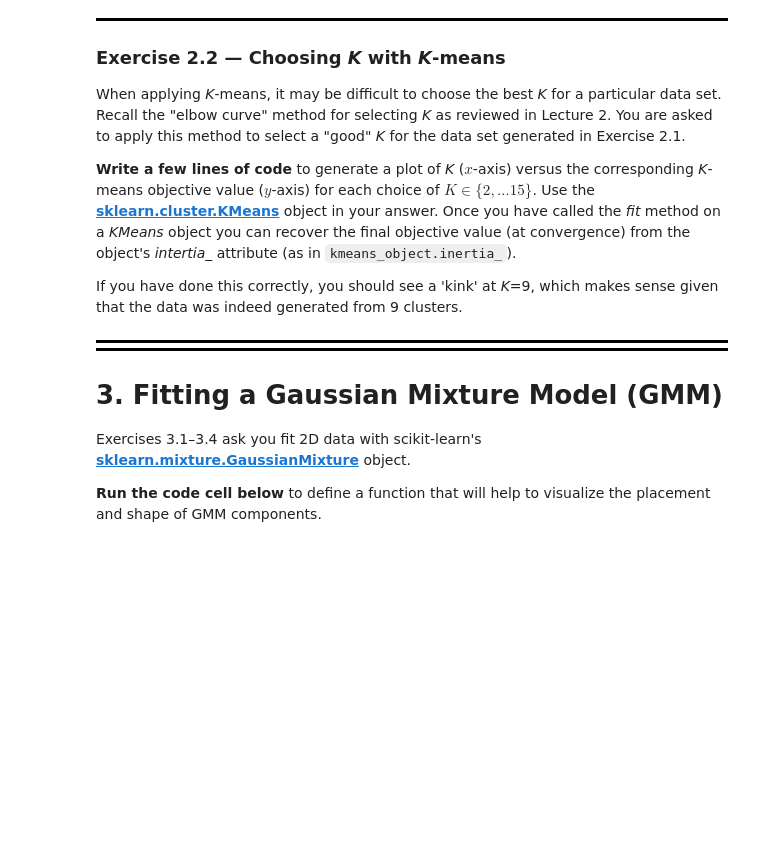
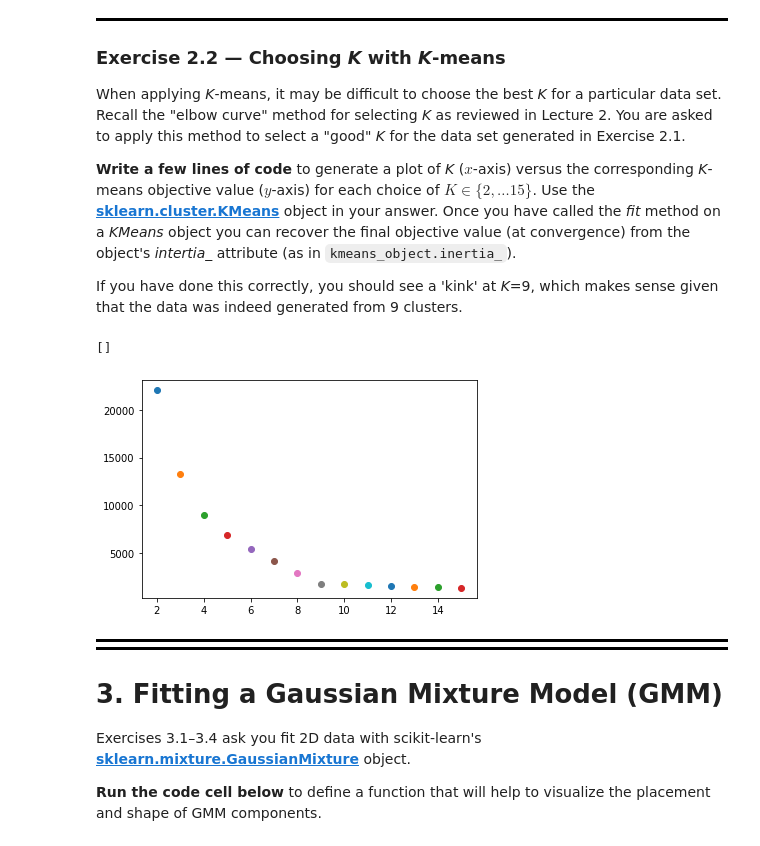
Before and after one commit to m-triassi/ml-exercises, a Jupyter notebook: Lab 3/lab3-exercises.ipynb, the cells around one changed output. Drawn from its saved outputs; the diff is of its cells as text; code cells hidden in the pictures; blank space fills up the shorter version.

```diff
--- a/Lab 3/lab3-exercises.ipynb
+++ b/Lab 3/lab3-exercises.ipynb
@@ -252,0 +298,4 @@ np.random.seed(0)
+# %%
+np.random.seed(0)
+seedx, seedy = np.meshgrid(np.linspace(-5, 5, 3), np.linspace(-5, 5, 3))
+X, c = sample_gmm(np.column_stack((seedx.flatten(), seedy.flatten())), N=1000)
@@ -274,6 +327,13 @@ When applying *K*-means, it may be difficult to choose the best *K* for a partic
 If you have done this correctly, you should see a 'kink' at *K*=9, which makes sense given that the data was indeed generated from 9 clusters.
 # %%
 # Your code here. Aim for 2-4 lines of code plus a few lines for plotting.
+for i in range(2,16):
+    plt.scatter(i, sklearn.cluster.KMeans(i).fit(X).inertia_)
+
+plt.plot()
+# %% [output]
+[]
+[figure, added]
 # %% [markdown]
 <div style="border-bottom: 3px solid black; margin-bottom:5px"></div>
 <div style="border-bottom: 3px solid black"></div>
```
Also changed, not shown: parts of 34 cells of this notebook.
